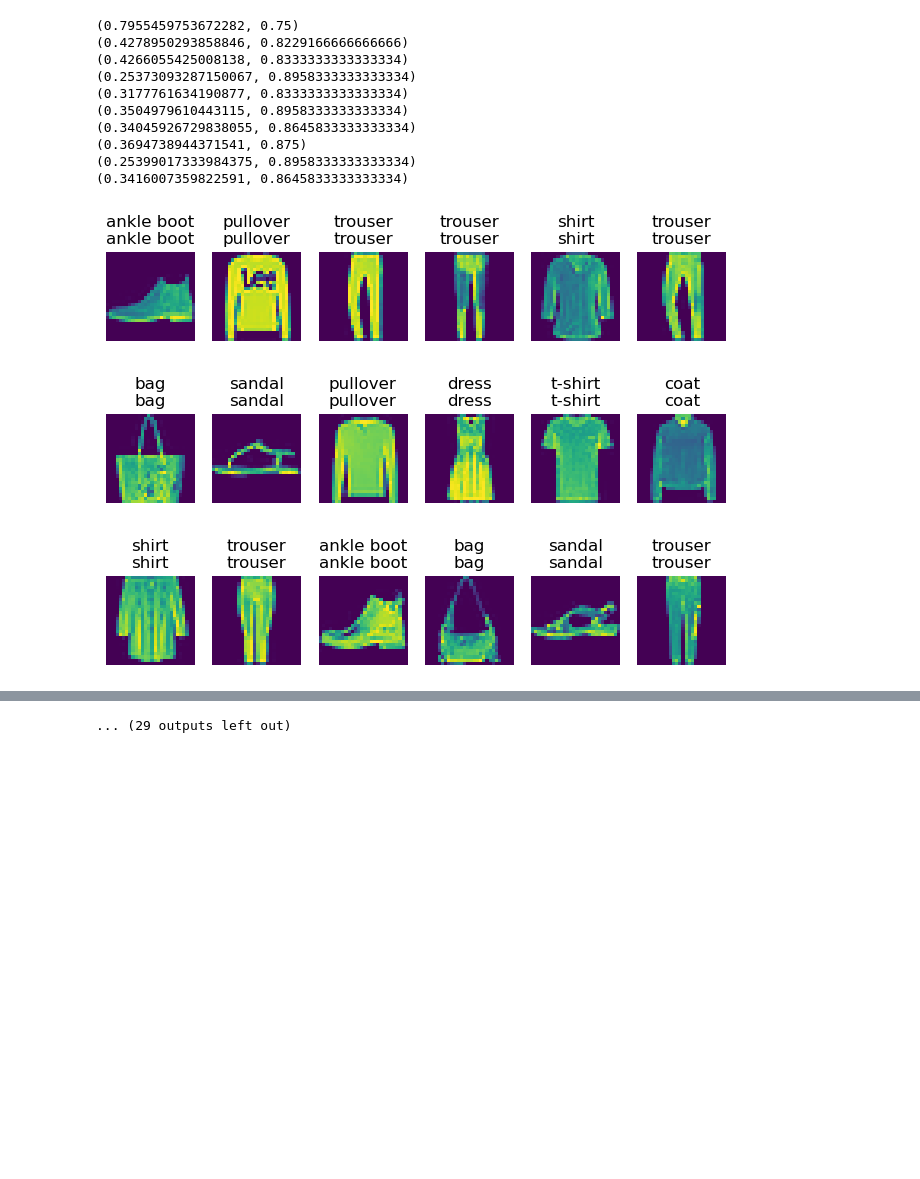
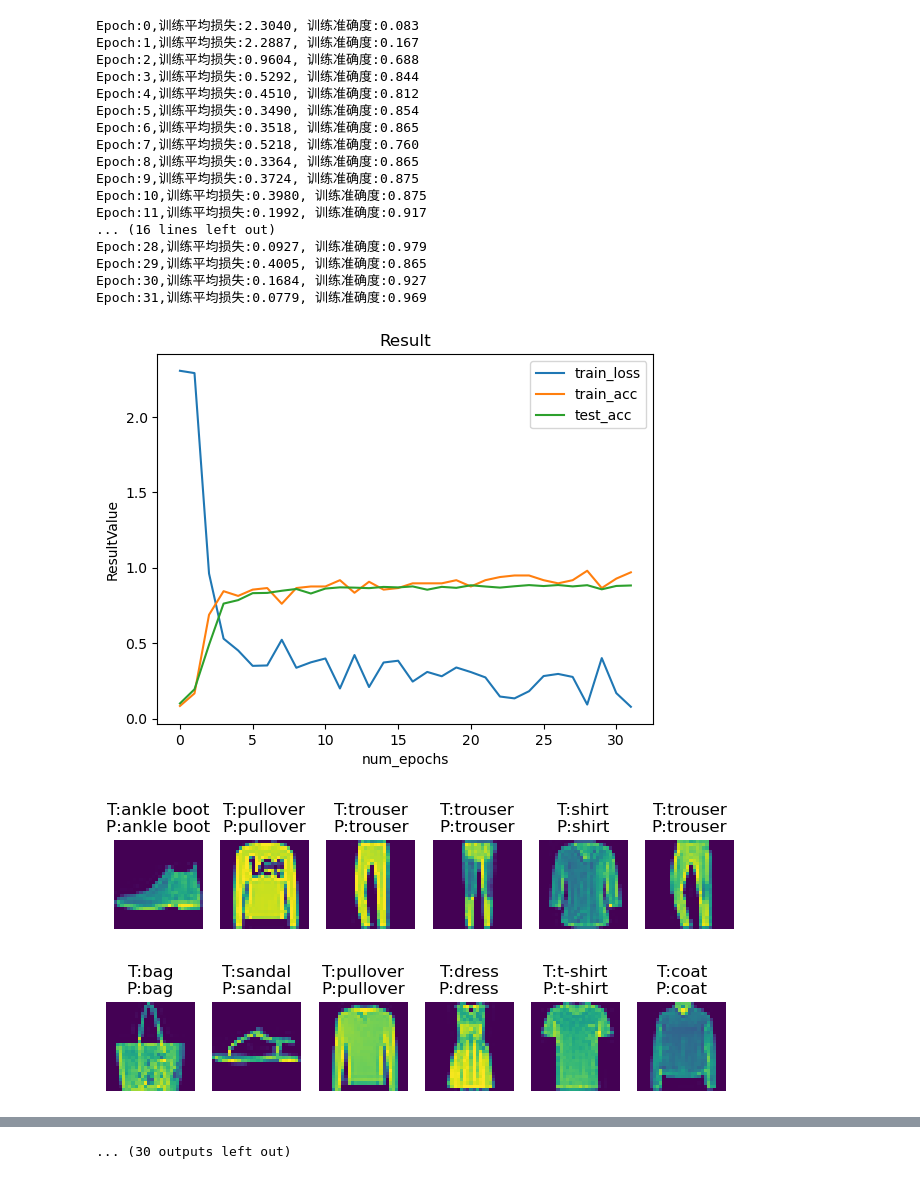
Before and after one commit to IrisXeK/DeepLearning, a Jupyter notebook: Simple Multilayer Perceptron.ipynb, the cells around one changed output, grey strips where cells are left out. Cells and saved outputs as stored; diff of their text form; code cells hidden in the pictures; blank space fills up the shorter version.

```diff
--- a/Simple Multilayer Perceptron.ipynb
+++ b/Simple Multilayer Perceptron.ipynb
@@ -9,50 +9,63 @@ from torch.utils import data
 import matplotlib.pyplot as plt
 from torchvision import transforms
 num_inputs , num_outputs , num_hiddens= 784, 10 , 256 #定义输入特征数量 输出类别数量 隐藏层中的隐藏单元数
-num_epochs = 10
+num_epochs = 32
 learning_rate = 0.1
 batch_size = 256
 train_set, test_set =(
             data.DataLoader(torchvision.datasets.FashionMNIST(root='./data', train=True,
                                                                         transform=transforms.ToTensor(),
                                                                         download=True),
                             num_workers=16, batch_size=batch_size, shuffle=True),
             data.DataLoader(torchvision.datasets.FashionMNIST(root='./data', train=False,
                                                                         transform=transforms.ToTensor(),
                                                                         download=True),
                             num_workers=16, batch_size=batch_size, shuffle=False))
 """
 定义网络:
 先通过展平层
 之后是第一层隐藏层,有256个隐藏单元 (这也是一个全连接层)
 每通过一个隐藏层,使用一次激活函数ReLU()
 最后一个输出层输出,有10个单元 (是一个全连接层)
 """
 net = nn.Sequential(
     nn.Flatten(),
     nn.Linear(784,256),
     nn.ReLU(),
-    nn.Linear(256,10)
+    nn.Linear(256,64),
+    nn.ReLU(),
+    nn.Linear(64,32),
+    nn.ReLU(),
+    nn.Linear(32,10)
 )
 def weights_init(m): # 初始化权重矩阵
     if isinstance(m, nn.Linear):
         nn.init.normal_(m.weight, std=0.01)
 net.apply(weights_init)
 loss_function = nn.CrossEntropyLoss(reduction='none')
 updater = torch.optim.SGD(net.parameters(), lr=learning_rate, momentum=0.7)
-std_train(net, train_set, test_set, loss_function, num_epochs, updater)
+Res = ResVisualization(("train_loss", "train_acc", "test_acc"), num_epochs) # 结果绘图
+train(net, train_set, test_set, loss_function, num_epochs, updater, Res)
+Res.plot_res()
 std_prediction(net, test_set, 6)
 # %% [output]
-(0.7955459753672282, 0.75)
-(0.4278950293858846, 0.8229166666666666)
-(0.4266055425008138, 0.8333333333333334)
-(0.25373093287150067, 0.8958333333333334)
-(0.3177761634190877, 0.8333333333333334)
-(0.3504979610443115, 0.8958333333333334)
-(0.34045926729838055, 0.8645833333333334)
-(0.3694738944371541, 0.875)
-(0.25399017333984375, 0.8958333333333334)
-(0.3416007359822591, 0.8645833333333334)
+Epoch:0,训练平均损失:2.3040, 训练准确度:0.083
+Epoch:1,训练平均损失:2.2887, 训练准确度:0.167
+Epoch:2,训练平均损失:0.9604, 训练准确度:0.688
+Epoch:3,训练平均损失:0.5292, 训练准确度:0.844
+Epoch:4,训练平均损失:0.4510, 训练准确度:0.812
+Epoch:5,训练平均损失:0.3490, 训练准确度:0.854
+Epoch:6,训练平均损失:0.3518, 训练准确度:0.865
+Epoch:7,训练平均损失:0.5218, 训练准确度:0.760
+Epoch:8,训练平均损失:0.3364, 训练准确度:0.865
+Epoch:9,训练平均损失:0.3724, 训练准确度:0.875
+Epoch:10,训练平均损失:0.3980, 训练准确度:0.875
+Epoch:11,训练平均损失:0.1992, 训练准确度:0.917
+... (16 lines left out)
+Epoch:28,训练平均损失:0.0927, 训练准确度:0.979
+Epoch:29,训练平均损失:0.4005, 训练准确度:0.865
+Epoch:30,训练平均损失:0.1684, 训练准确度:0.927
+Epoch:31,训练平均损失:0.0779, 训练准确度:0.969
-[figure, old version]
+[figure, new version]
-[figure, old version]
+[figure, new version]
-[figure, old version]
+[figure, new version]
@@ -67 +80 @@ std_prediction(net, test_set, 6)
-... (29 outputs left out)
+... (30 outputs left out)
```
Also changed, not shown: parts of 1 cell of this notebook, 1 other file.
